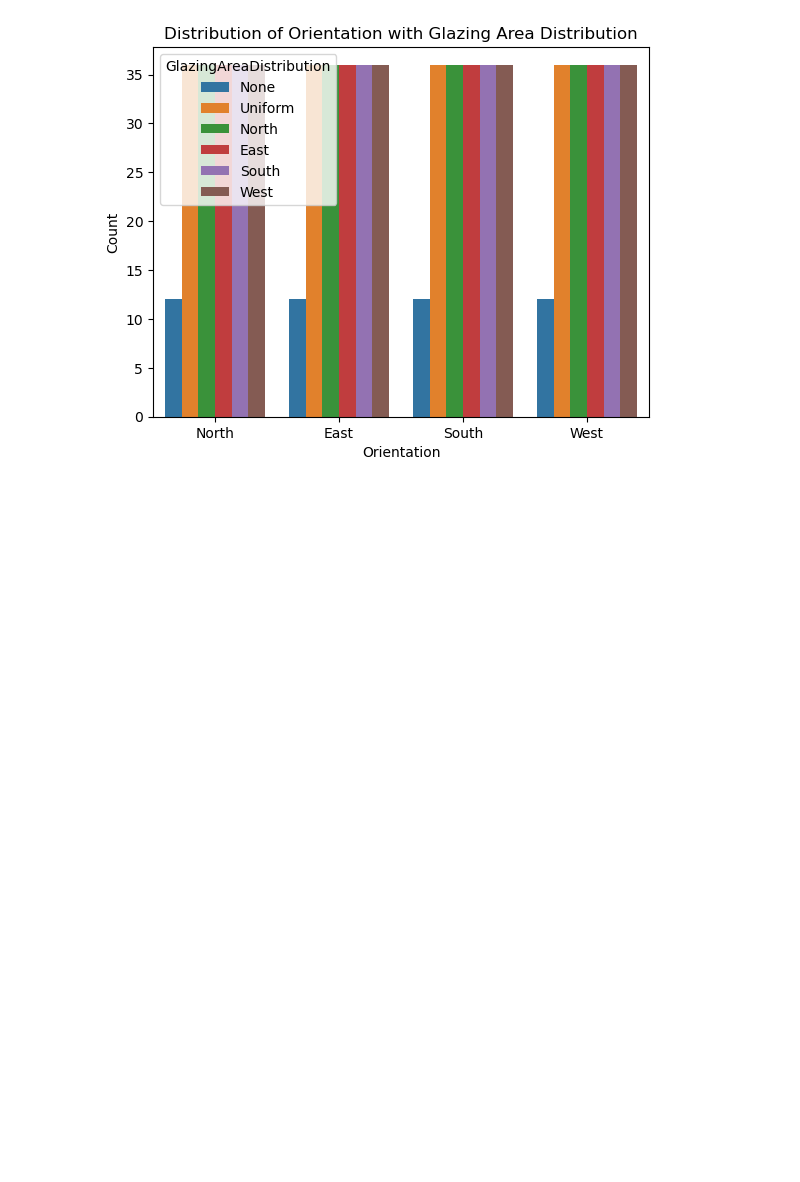
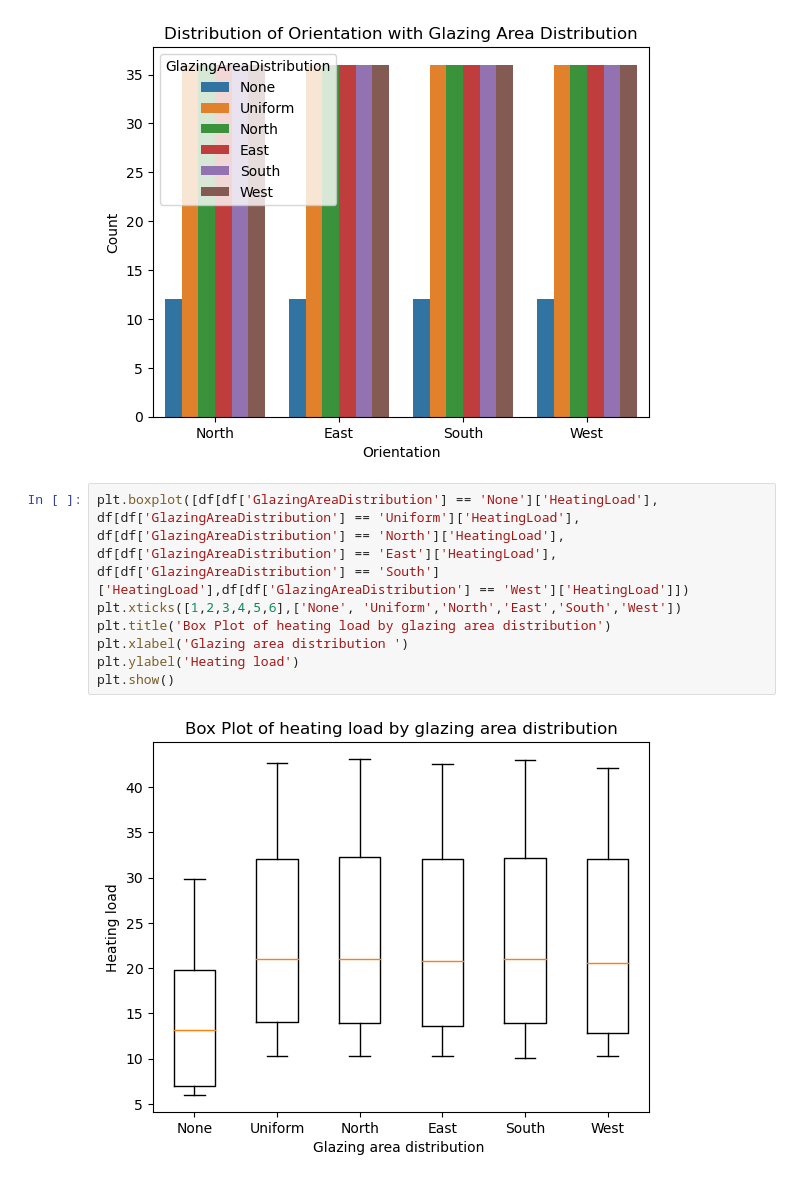
Before and after one commit to caffeinated01/VJCxTP-Hackathon, a Jupyter notebook: dataviz.ipynb, the cells around one changed output. Drawn from its saved outputs; the diff is of its cells as text; blank space fills up the shorter version.

Commit message:
changes to prob handling. Further EDA. Add boxplot to dataviz

```diff
--- a/dataviz.ipynb
+++ b/dataviz.ipynb
@@ -97,3 +97,12 @@ plt.show()
 # %% [output]
 [figure]
 [figure]
+# %%
+plt.boxplot([df[df['GlazingAreaDistribution'] == 'None']['HeatingLoad'], df[df['GlazingAreaDistribution'] == 'Uniform']['HeatingLoad'], df[df['GlazingAreaDistribution'] == 'North']['HeatingLoad'], df[df['GlazingAreaDistribution'] == 'East']['HeatingLoad'], df[df['GlazingAreaDistribution'] == 'South']['HeatingLoad'],df[df['GlazingAreaDistribution'] == 'West']['HeatingLoad']])
+plt.xticks([1,2,3,4,5,6],['None', 'Uniform','North','East','South','West'])
+plt.title('Box Plot of heating load by glazing area distribution')
+plt.xlabel('Glazing area distribution ')
+plt.ylabel('Heating load')
+plt.show()
+# %% [output]
+[figure, added]
```
Also changed, not shown: 1 other file.
